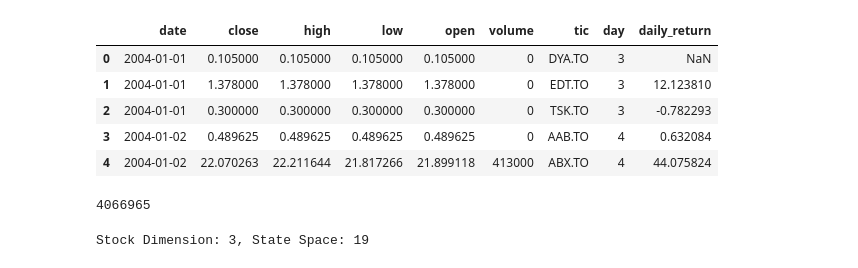
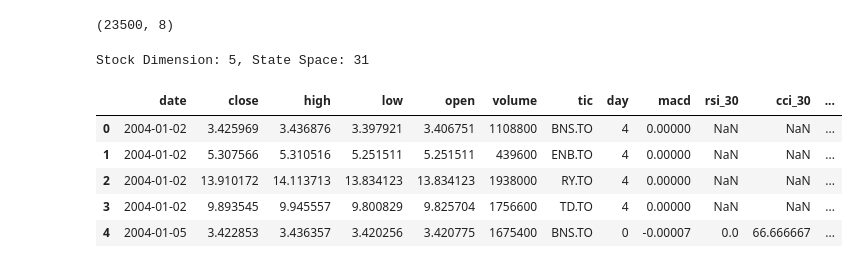
Before and after one commit to LCM-W25-3035/PortfolioAllocationRL, a Jupyter notebook: src/Soft Actor-Critic(SAC).ipynb, the cells around one changed output. Cells and saved outputs as stored; diff of their text form; code cells hidden in the pictures.

```diff
--- a/src/Soft Actor-Critic(SAC).ipynb
+++ b/src/Soft Actor-Critic(SAC).ipynb
@@ -89,22 +132,30 @@ Successfully added turbulence index
+# %%
+df.shape
+# %% [output]
+(23500, 8)
+# %%
+feature_engineer = FeatureEngineer(use_technical_indicator=True, tech_indicator_list=INDICATORS)
+# %%
+df = feature_engineer.add_technical_indicator(df)
+# %%
+df = feature_engineer.add_turbulence(df)
+# %%
+df["date"] = pd.to_datetime(df["date"])
+# %%
+stock_dimension = len(df.tic.unique())
+state_space = 1 + 2*stock_dimension + len(INDICATORS)*stock_dimension
+print(f"Stock Dimension: {stock_dimension}, State Space: {state_space}")
+# %% [output]
+Stock Dimension: 5, State Space: 31
 # %%
-df.head()
+df.head(5)
 # %% [output]
-|  | date | close | high | low | open | volume | tic | day | daily_return |
-| 0 | 2004-01-01 | 0.105000 | 0.105000 | 0.105000 | 0.105000 | 0 | DYA.TO | 3 | NaN |
-| 1 | 2004-01-01 | 1.378000 | 1.378000 | 1.378000 | 1.378000 | 0 | EDT.TO | 3 | 12.123810 |
-| 2 | 2004-01-01 | 0.300000 | 0.300000 | 0.300000 | 0.300000 | 0 | TSK.TO | 3 | -0.782293 |
-| 3 | 2004-01-02 | 0.489625 | 0.489625 | 0.489625 | 0.489625 | 0 | AAB.TO | 4 | 0.632084 |
-| 4 | 2004-01-02 | 22.070263 | 22.211644 | 21.817266 | 21.899118 | 413000 | ABX.TO | 4 | 44.075824 |
+|  | date | close | high | low | open | volume | tic | day | macd | rsi_30 | cci_30 | ... |
+| 0 | 2004-01-02 | 3.425969 | 3.436876 | 3.397921 | 3.406751 | 1108800 | BNS.TO | 4 | 0.00000 | NaN | NaN | ... |
+| 1 | 2004-01-02 | 5.307566 | 5.310516 | 5.251511 | 5.251511 | 439600 | ENB.TO | 4 | 0.00000 | NaN | NaN | ... |
+| 2 | 2004-01-02 | 13.910172 | 14.113713 | 13.834123 | 13.834123 | 1938000 | RY.TO | 4 | 0.00000 | NaN | NaN | ... |
+| 3 | 2004-01-02 | 9.893545 | 9.945557 | 9.800829 | 9.825704 | 1756600 | TD.TO | 4 | 0.00000 | NaN | NaN | ... |
+| 4 | 2004-01-05 | 3.422853 | 3.436357 | 3.420256 | 3.420775 | 1675400 | BNS.TO | 0 | -0.00007 | 0.0 | 66.666667 | ... |
-# %%
-len(df)
-# %% [output]
-4066965
-# %%
-stock_dimension = len(processed.tic.unique())
-state_space = 1 + 2*stock_dimension + len(INDICATORS)*stock_dimension
-print(f"Stock Dimension: {stock_dimension}, State Space: {state_space}")
-# %% [output]
-Stock Dimension: 3, State Space: 19
 # %%
 env_kwargs = {
     "hmax": 100,
```
Also changed, not shown: parts of 47 cells of this notebook, 1 other file.
